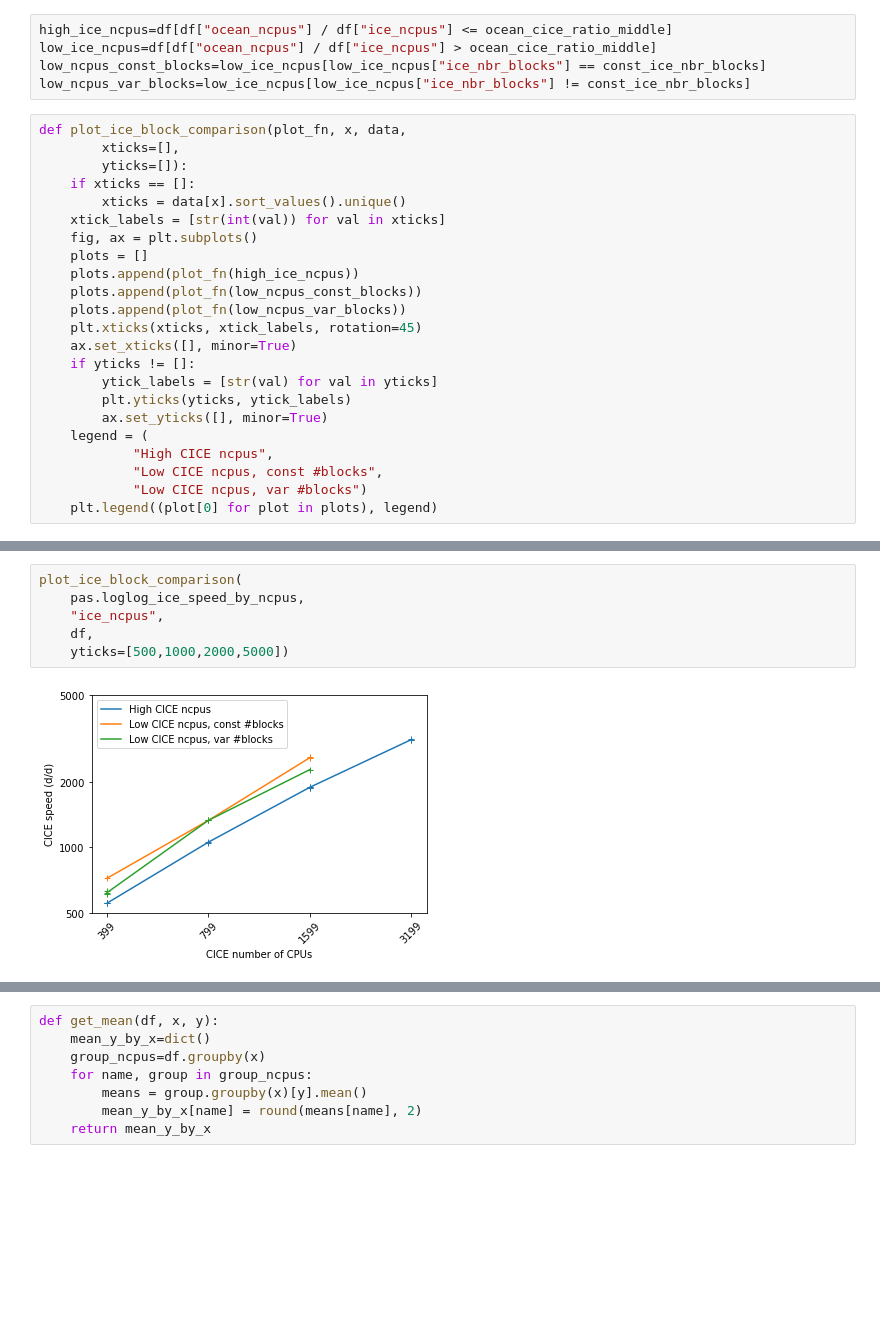
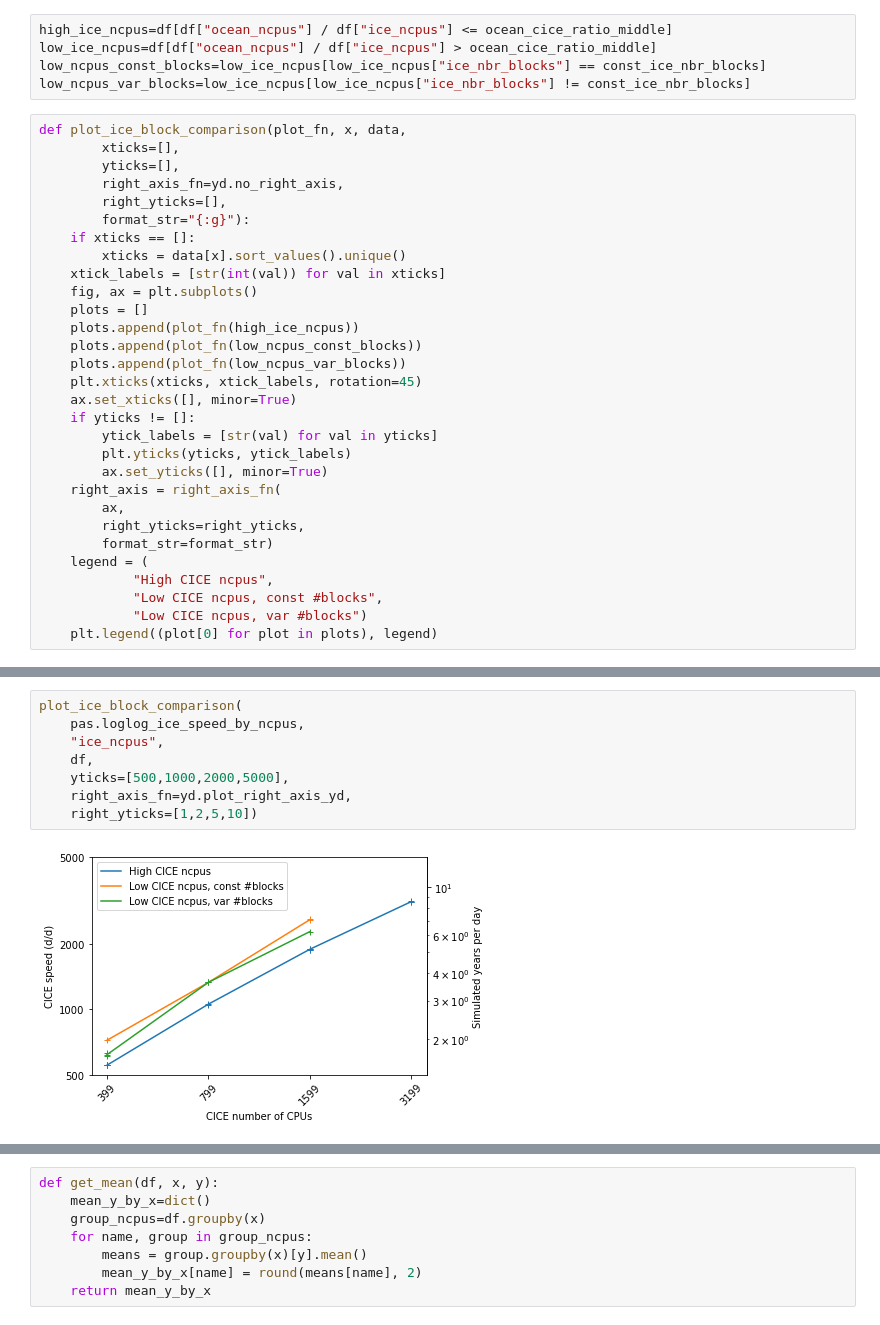
Before and after one commit to penguian/performance-analysis, a Jupyter notebook: plot_access_om2_scaling.ipynb, the cells around one changed output, grey strips where cells are left out. Drawn from its saved outputs; the diff is of its cells as text; blank space fills up the shorter version.

```diff
--- a/plot_access_om2_scaling.ipynb
+++ b/plot_access_om2_scaling.ipynb
@@ -17,7 +18,10 @@ low_ncpus_var_blocks=low_ice_ncpus[low_ice_ncpus["ice_nbr_blocks"] != const_ice_
 # %%
 def plot_ice_block_comparison(plot_fn, x, data,
         xticks=[],
-        yticks=[]):
+        yticks=[],
+        right_axis_fn=yd.no_right_axis,
+        right_yticks=[],
+        format_str="{:g}"):
     if xticks == []:
         xticks = data[x].sort_values().unique()
     xtick_labels = [str(int(val)) for val in xticks]
@@ -32,6 +36,10 @@ def plot_ice_block_comparison(plot_fn, x, data,
         ytick_labels = [str(val) for val in yticks]
         plt.yticks(yticks, ytick_labels)
         ax.set_yticks([], minor=True)
+    right_axis = right_axis_fn(
+        ax,
+        right_yticks=right_yticks,
+        format_str=format_str)
     legend = (
             "High CICE ncpus",
             "Low CICE ncpus, const #blocks",
@@ -92,11 +107,13 @@ ppd.plot_by_xy_labels_fn(
 # %%
 plot_ice_block_comparison(
     pas.loglog_ice_speed_by_ncpus,
     "ice_ncpus",
     df,
-    yticks=[500,1000,2000,5000])
+    yticks=[500,1000,2000,5000],
+    right_axis_fn=yd.plot_right_axis_yd,
+    right_yticks=[1,2,5,10])
 # %% [output]
-[figure, old version]
+[figure, new version]
 # %%
 plot_ice_block_comparison(
     pas.semilogx_ice_speed_per_cpu_by_ncpus,
```
Also changed, not shown: parts of 17 cells of this notebook, 5 other files.
